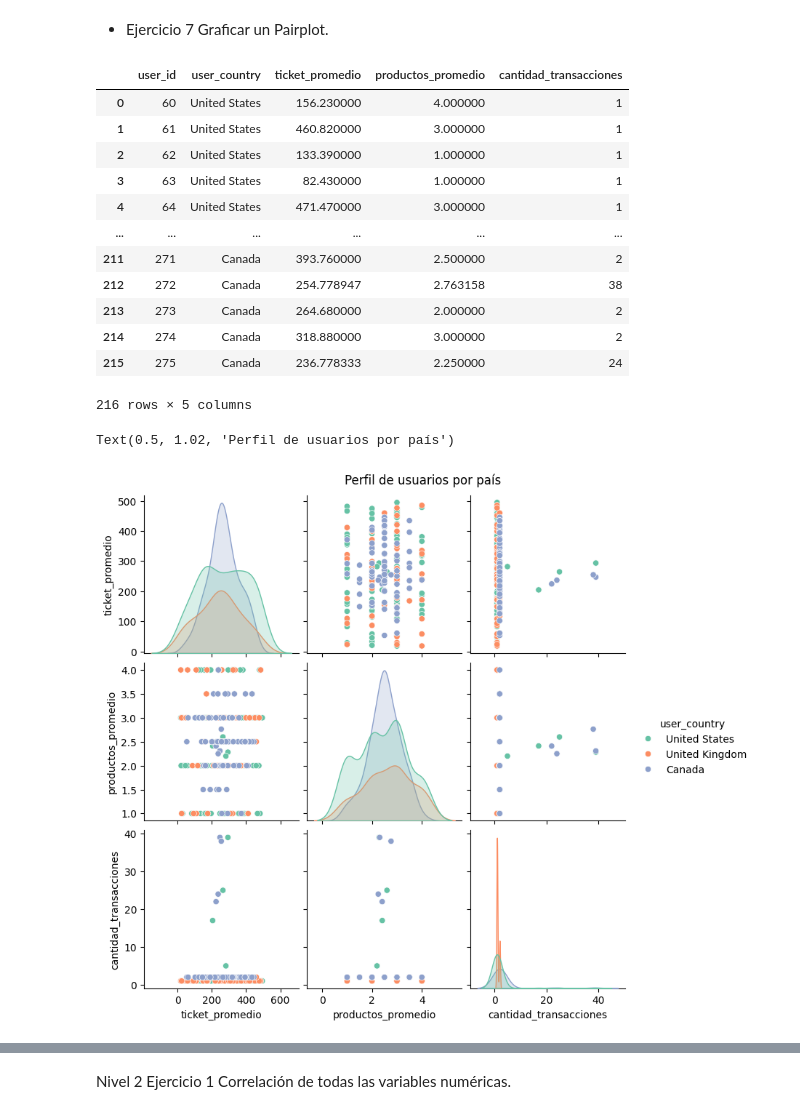
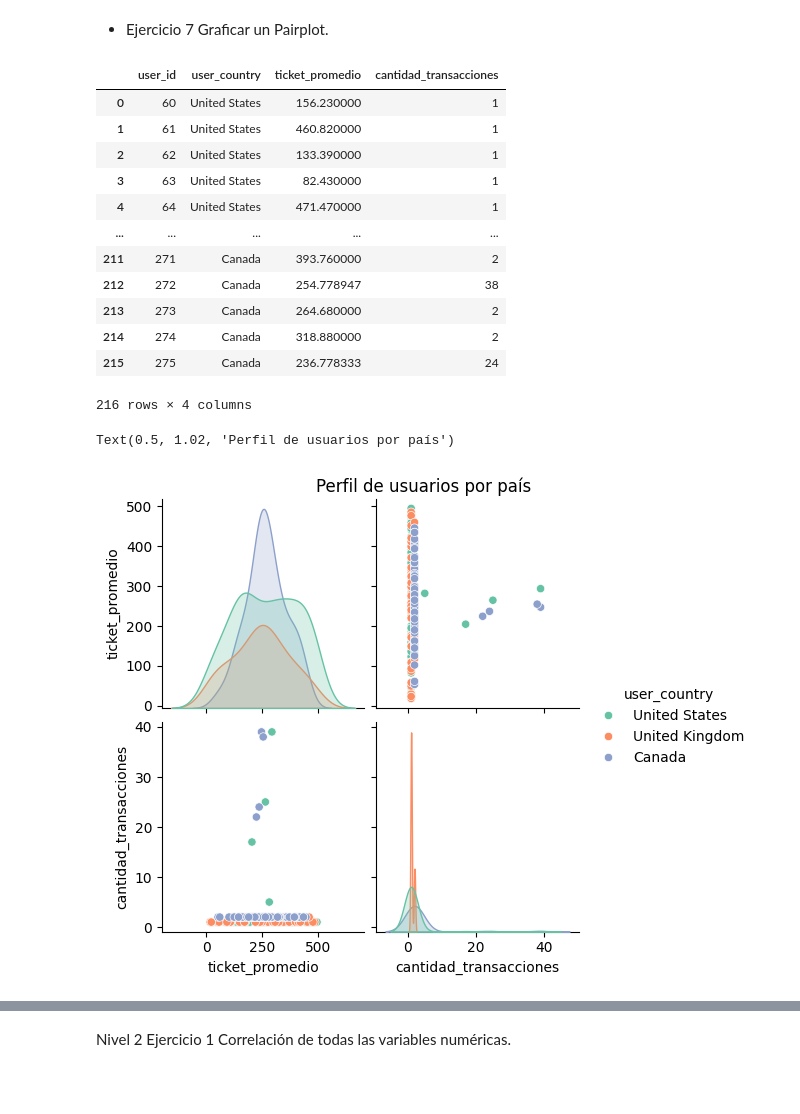
Before and after one commit to ingridtp/itacademy, a Jupyter notebook: Sprint 8/Sprint8.ipynb, the cells around one changed output, grey strips where cells are left out. Drawn from its saved outputs; the diff is of its cells as text; code cells hidden in the pictures; blank space fills up the shorter version.

```diff
--- a/Sprint 8/Sprint8.ipynb
+++ b/Sprint 8/Sprint8.ipynb
@@ -750,36 +750,35 @@ df_tran_user_prod = df_tran_ok_user.merge(df_prod_count, on='tran_id')
 
 df_user_metrics = df_tran_user_prod.groupby(['user_id', 'user_country']).agg(
     ticket_promedio = ('tran_amount', 'mean'),
-    productos_promedio = ('prod_count', 'mean'),
     cantidad_transacciones = ('tran_id', 'count')
 ).reset_index()
 
 df_user_metrics
 # %% [output]
-|  | user_id | user_country | ticket_promedio | productos_promedio | cantidad_transacciones |
-| 0 | 60 | United States | 156.230000 | 4.000000 | 1 |
-| 1 | 61 | United States | 460.820000 | 3.000000 | 1 |
-| 2 | 62 | United States | 133.390000 | 1.000000 | 1 |
-| 3 | 63 | United States | 82.430000 | 1.000000 | 1 |
-| 4 | 64 | United States | 471.470000 | 3.000000 | 1 |
-| ... | ... | ... | ... | ... | ... |
-| 211 | 271 | Canada | 393.760000 | 2.500000 | 2 |
-| 212 | 272 | Canada | 254.778947 | 2.763158 | 38 |
-| 213 | 273 | Canada | 264.680000 | 2.000000 | 2 |
-| 214 | 274 | Canada | 318.880000 | 3.000000 | 2 |
-| 215 | 275 | Canada | 236.778333 | 2.250000 | 24 |
+|  | user_id | user_country | ticket_promedio | cantidad_transacciones |
+| 0 | 60 | United States | 156.230000 | 1 |
+| 1 | 61 | United States | 460.820000 | 1 |
+| 2 | 62 | United States | 133.390000 | 1 |
+| 3 | 63 | United States | 82.430000 | 1 |
+| 4 | 64 | United States | 471.470000 | 1 |
+| ... | ... | ... | ... | ... |
+| 211 | 271 | Canada | 393.760000 | 2 |
+| 212 | 272 | Canada | 254.778947 | 38 |
+| 213 | 273 | Canada | 264.680000 | 2 |
+| 214 | 274 | Canada | 318.880000 | 2 |
+| 215 | 275 | Canada | 236.778333 | 24 |
-216 rows × 5 columns
+216 rows × 4 columns
 # %%
 
 sns.pairplot(
     df_user_metrics,
-    vars=['ticket_promedio', 'productos_promedio', 'cantidad_transacciones'],
+    vars=['ticket_promedio', 'cantidad_transacciones'],
     hue='user_country',
     palette='Set2',
     diag_kind='kde'
 )
 
 plt.suptitle('Perfil de usuarios por país', y=1.02)
 # %% [output]
 Text(0.5, 1.02, 'Perfil de usuarios por país')
-[figure, old version]
+[figure, new version]
```
Also changed, not shown: parts of 1 cell of this notebook.
